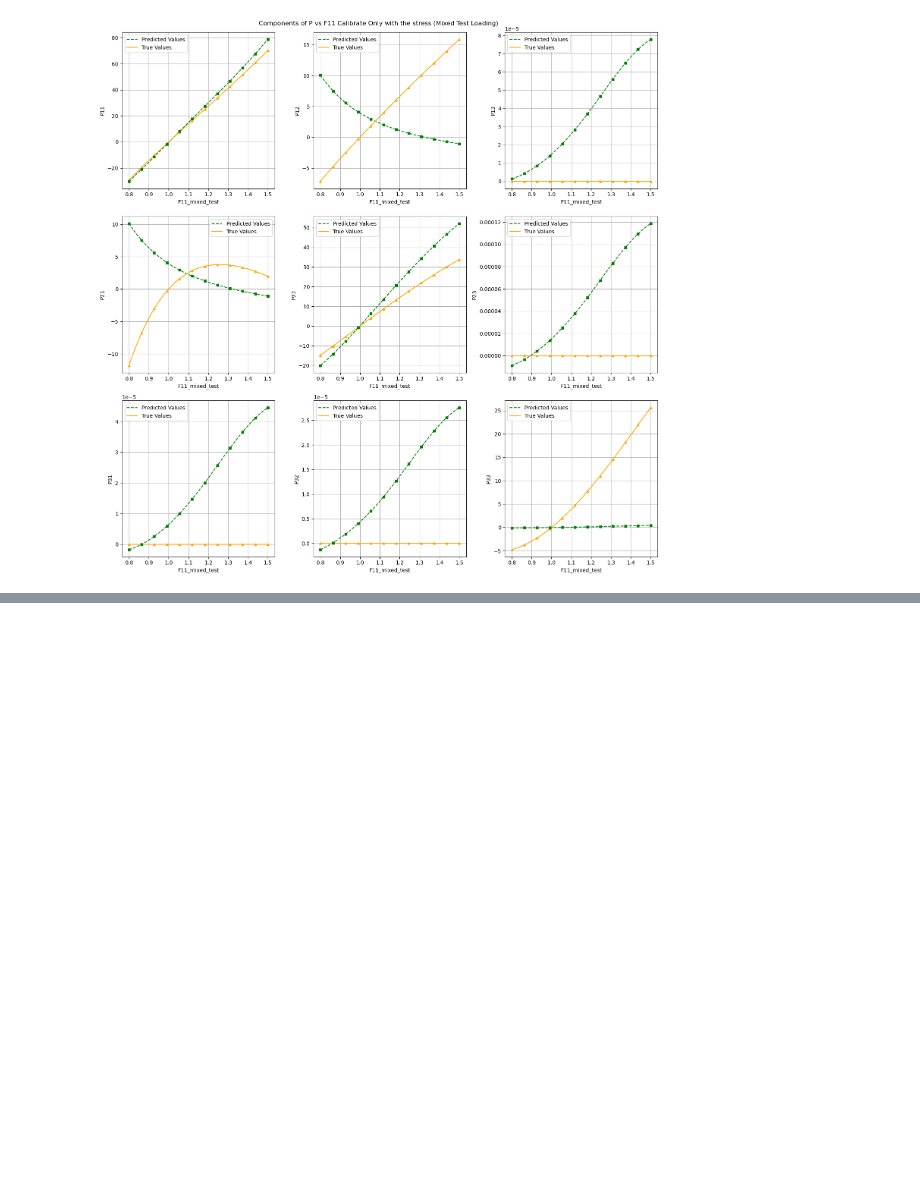
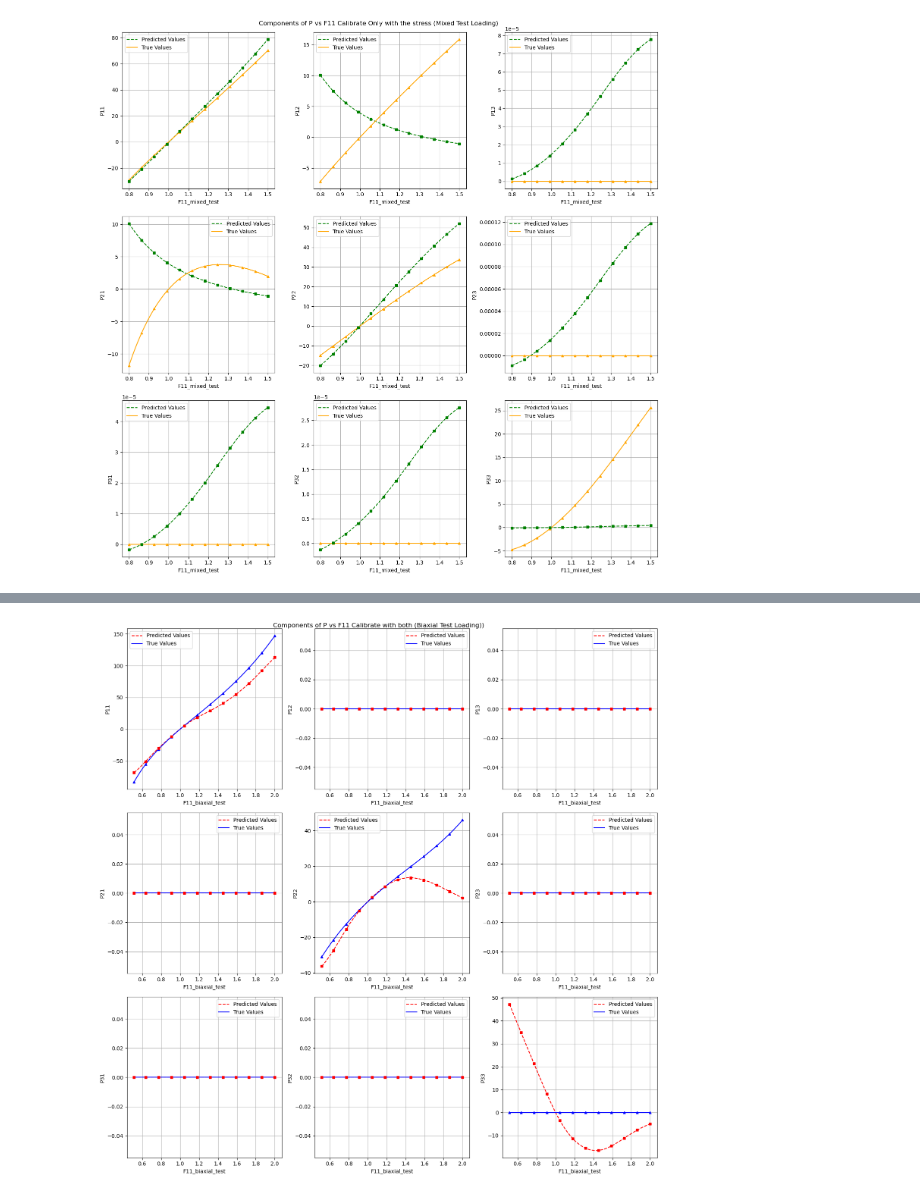
Before and after one commit to nanzemxx/TutorialMLinSolidMechanics, a Jupyter notebook: Task2_Group Xin and Huasen/train/Task3/main.ipynb, the cells around one changed output, grey strips where cells are left out. Saved outputs shown, nothing was run; the diff lists cells and outputs as text; code cells hidden in the pictures; blank space fills up the shorter version.

```diff
--- a/Task2_Group Xin and Huasen/train/Task3/main.ipynb
+++ b/Task2_Group Xin and Huasen/train/Task3/main.ipynb
@@ -279,7 +279,7 @@ plt.show()
 # %% [markdown]
 ### Calibrate the model with both
 # %%
-model2 = model1
+model2 = lm.main()
 optimizer = tf.optimizers.Adam(learning_rate=0.001)
 
 
@@ -570,0 +581,7 @@ plt.show()
+# %%
+I_train_model4 = np.concatenate([I_train_uniaxial], axis=0)
+I_train_model4_tensor = tf.convert_to_tensor(I_train_model4, dtype=tf.float32)
+W_train_model4 = np.concatenate([W_uniaxial], axis=0)
+W_train_model4_tensor = tf.convert_to_tensor(W_train_model4, dtype=tf.float32)
+# %%
+history = model4.fit(I_train_model4_tensor, W_train_model4_tensor, epochs=2500)
@@ -570,0 +629,48 @@ plt.show()
+# %%
+P_biaxial_test_pred = compute_stress_tensor(F_biaxial_test,model4)
+P_mixed_test_pred = compute_stress_tensor(F_mixed_test, model4)
+P_biaxial_pred = compute_stress_tensor(F_biaxial, model4)
+P_pure_shear_pred = compute_stress_tensor(F_pure_shear, model4)
+P_uniaxial_pred = compute_stress_tensor(F_uniaxial, model4)
+# %%
+import matplotlib.pyplot as plt
+import numpy as np
+
+F11_biaxial_test = F_biaxial_test[:, 0, 0]
+P_biaxial_test_pred = P_biaxial_test_pred.numpy()
+# Select 12 evenly spaced indices
+total_points = len(F11_biaxial_test)
+indices = np.linspace(0, total_points-1, 12, dtype=int)
+
+fig, axs = plt.subplots(3, 3, figsize=(15, 15))
+fig.suptitle('Components of P vs F11 Calibrate with both (Biaxial Test Loading))')
+
+# Flatten the axs array for easier iteration
+axs = axs.flatten()
+
+# For each component of P (assuming P has 9 components)
+for i in range(3):
+    for j in range(3):
+        index = i * 3 + j
+        # Plot the continuous predicted values with dashed line
+        axs[index].plot(F11_biaxial_test, P_biaxial_test_pred[:, i, j], 'r--', label='Predicted Values')
+        # Plot the continuous true values with solid blue line
+        axs[index].plot(F11_biaxial_test, P_biaxial_test[:, i, j], 'b-', label='True Values')
+
+        # Plot only 12 points for the true values
+        axs[index].plot(F11_biaxial_test[indices], P_biaxial_test[indices, i, j], 'b-', marker='^',
+                        markersize=4, linestyle='none')
+
+        # Plot only 12 points for the predicted values
+        axs[index].plot(F11_biaxial_test[indices], P_biaxial_test_pred[indices, i, j], 'r', marker='s',
+                        markersize=4, linestyle='none')
+
+        axs[index].set_xlabel('F11_biaxial_test')
+        axs[index].set_ylabel(f'P{i+1}{j+1}')
+        axs[index].legend()
+        axs[index].grid(True)
+
+plt.tight_layout()
+plt.show()
+# %% [output]
+[figure, added]
```
Also changed, not shown: parts of 6 cells of this notebook, 10 other files.
